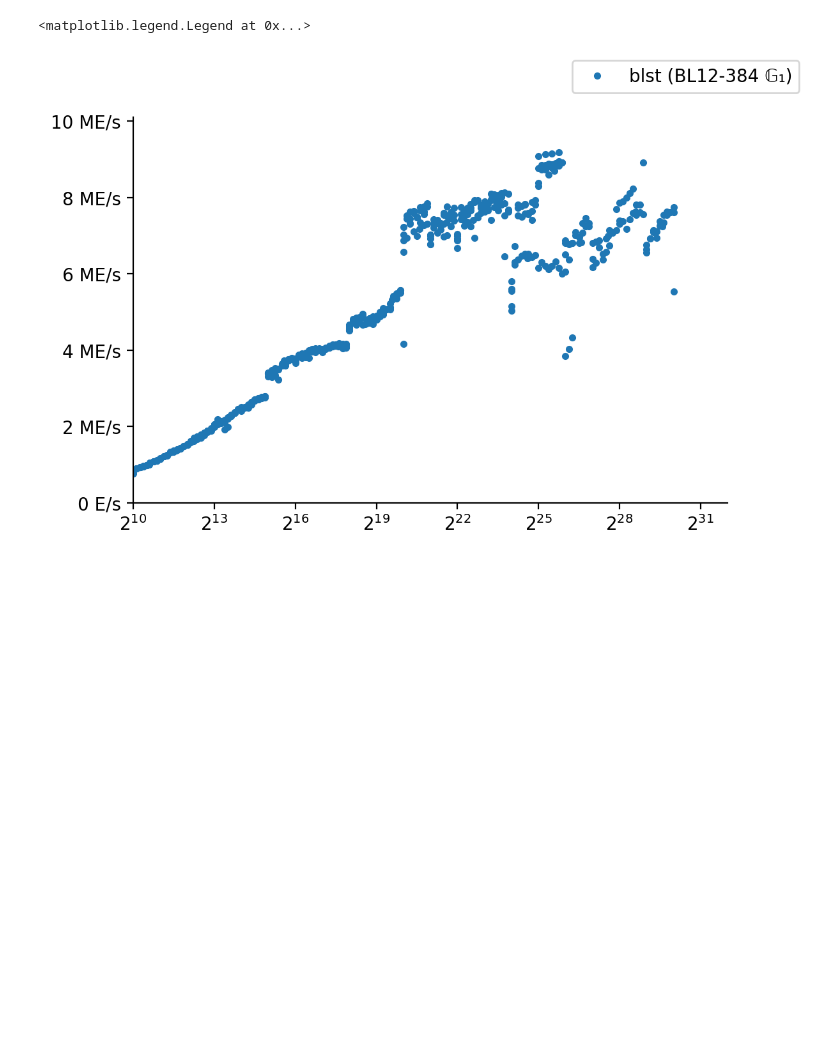
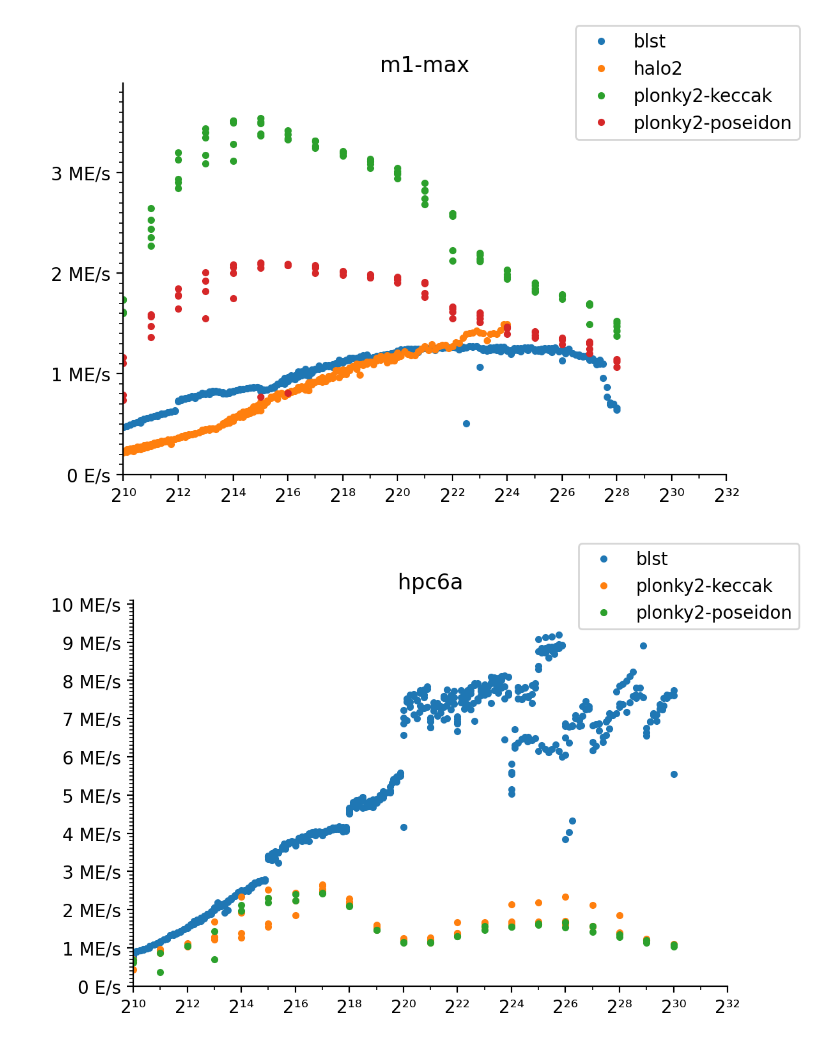
Before and after one commit to recmo/pc-bench, a Jupyter notebook: analysis.ipynb, the cells around one changed output. Saved outputs shown, nothing was run; the diff lists cells and outputs as text; code cells hidden in the pictures; blank space fills up the shorter version.

Commit message:
More benches

```diff
--- a/analysis.ipynb
+++ b/analysis.ipynb
@@ -38,25 +30,52 @@ df = pd.concat([
+# %%
+import glob
+import re
+
+dfs = []
+for path in glob.glob('./results/*/*/run*.csv'):
+    m = re.match(r'.*/(.*)/(.*)/[^/]*', path)
+    (machine, algo) = (m.group(1), m.group(2))
+    df = pd.read_csv(path)
+    df['machine'] = machine
+    df['algo'] = algo
+    dfs.append(df)
+df = pd.concat(dfs)
 # %%
-fig, ax = plt.subplots()
+for machine in df['machine'].unique():
 
-ax.plot(df['size'], df['throughput'], marker='.', linestyle='none', label='blst (BL12-384 𝔾₁)')
+    fig, ax = plt.subplots()
 
-ax.set_clip_on(False)
-for s in ['top', 'right']:
-    ax.spines[s].set_visible(False)
+    # Plot algos and runs for the machine
+    dfm = df[df['machine'] == machine]
+    max_y = 0.0
+    for algo in dfm['algo'].unique():
+        dfa = dfm[dfm['algo'] == algo]
+        max_y = max(max_y, dfa['throughput'].max())
+        ax.plot(dfa['size'], dfa['throughput'], marker='.', linestyle='none', label=algo)
 
-ax.set_xlim((2**10, 2**32))
-ax.set_xscale('log')
-ax.xaxis.set_major_formatter(FixedFormatter(["2¹⁰", "2¹²", "2¹⁴", "2¹⁶", "2¹⁸", "2²⁰", "2²²", "2²⁴", "2²⁶", "2²⁸", "2³⁰", "2³²"]))
-ax.xaxis.set_major_locator(FixedLocator([2**i for i in range(10,33,2)]))
-ax.xaxis.set_minor_formatter(NullFormatter())
-ax.xaxis.set_minor_locator(FixedLocator([2**i for i in range(10,33)]))
+    # Framing
+    ax.set_title(machine)
+    ax.set_clip_on(False)
+    for s in ['top', 'right']:
+        ax.spines[s].set_visible(False)
 
-ax.set_ylim((0, 1.1 * max(df['throughput'])))
-ax.yaxis.set_major_formatter(EngFormatter(unit='E/s'))
-#ax.yaxis.set_major_locator(MultipleLocator(0.2e6))
-#ax.yaxis.set_minor_locator(MultipleLocator(0.1e6))
+    # X axis
+    ax.set_xlim((2**10, 2**32))
+    ax.set_xscale('log')
+    ax.xaxis.set_major_locator(FixedLocator([2**i for i in range(10,33,2)]))
+    ax.xaxis.set_major_formatter(FixedFormatter(["2¹⁰", "2¹²", "2¹⁴", "2¹⁶", "2¹⁸", "2²⁰", "2²²", "2²⁴", "2²⁶", "2²⁸", "2³⁰", "2³²"]))
+    ax.xaxis.set_minor_locator(FixedLocator([2**i for i in range(10,33)]))
+    ax.xaxis.set_minor_formatter(NullFormatter())
 
-fig.legend()
+    # Y axis
+    ax.set_ylim((0, 1.1 * max_y))
+    ax.yaxis.set_major_formatter(EngFormatter(unit='E/s'))
+    ax.yaxis.set_major_locator(MultipleLocator(1.0e6))
+    ax.yaxis.set_minor_locator(MultipleLocator(0.1e6))
+
+    fig.legend()
+
+    fig.savefig(f'bench-{machine}.png')
 # %% [output]
-<matplotlib.legend.Legend at 0x...>
-[figure, old version]
+[figure, new version]
+[figure, added]
```
Also changed, not shown: parts of 3 cells of this notebook, 16 other files.
